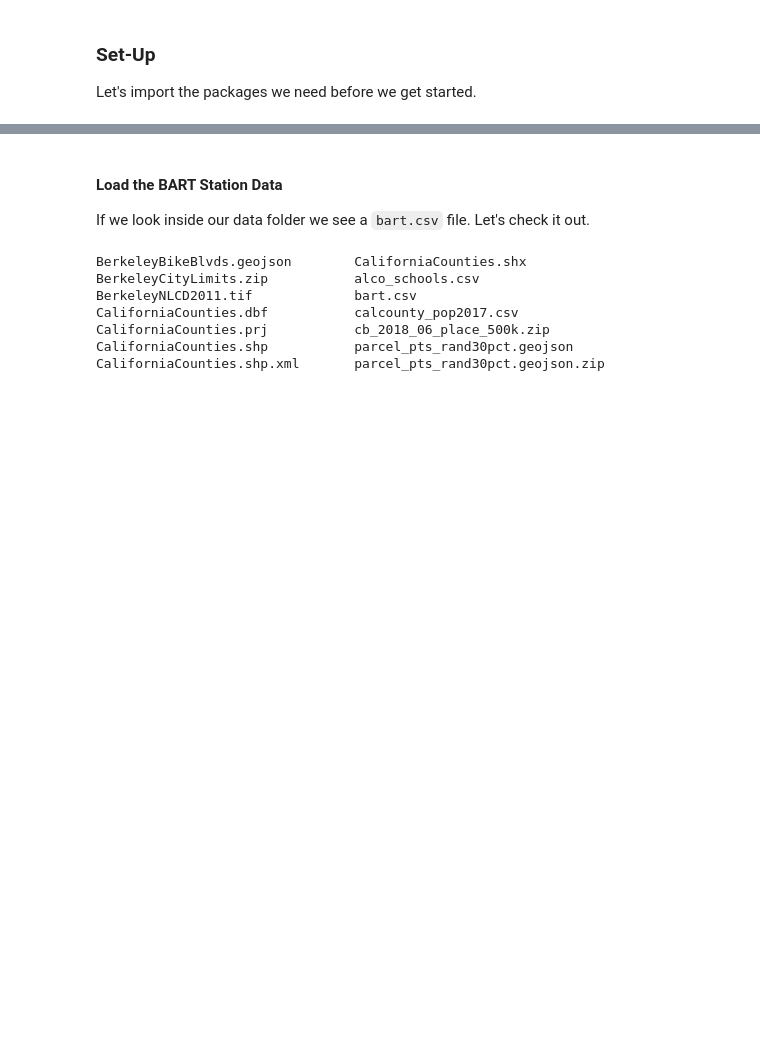
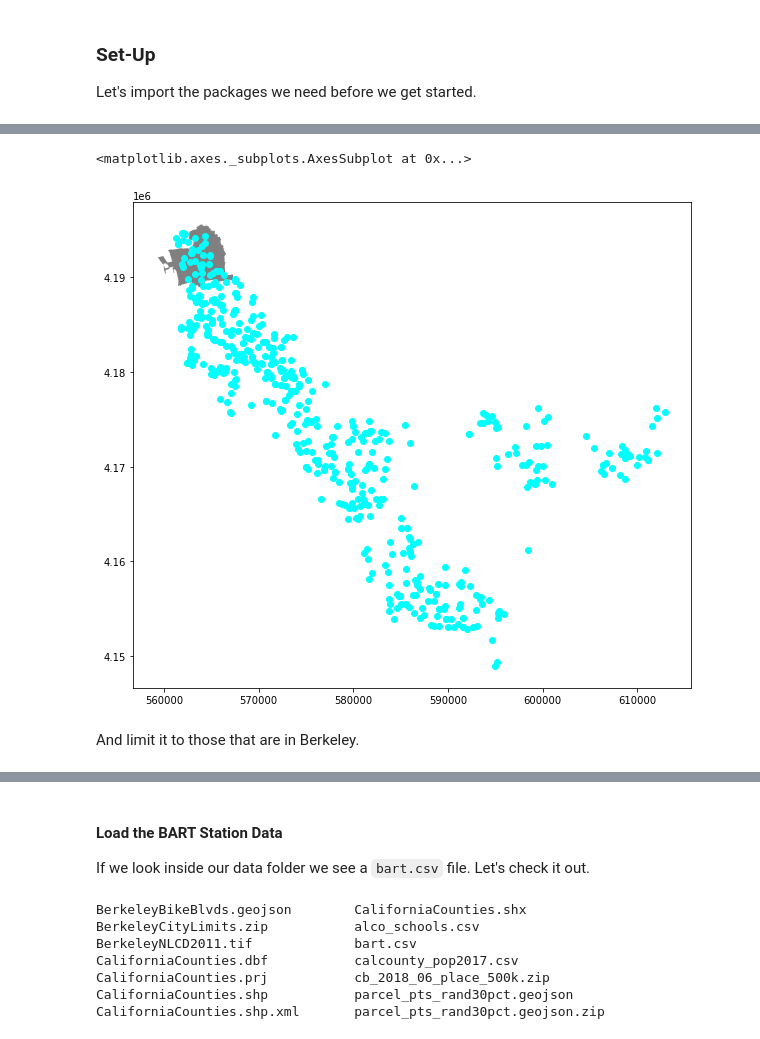
Before and after one commit to dlab-berkeley/Python-Geospatial-Fundamentals-Legacy, a Jupyter notebook: new_sequence/day_2/08_proximity_calculations.ipynb, the cells around one changed output, grey strips where cells are left out. Saved outputs shown, nothing was run; the diff lists cells and outputs as text; code cells hidden in the pictures; blank space fills up the shorter version.

```diff
--- a/new_sequence/day_2/08_proximity_calculations.ipynb
+++ b/new_sequence/day_2/08_proximity_calculations.ipynb
@@ -105,0 +128,9 @@ parcels_gdf.shape
+# %%
+fig, ax = plt.subplots(figsize=(10,10))
+berkeley_outline.plot(color = 'grey', ax=ax)
+schools_gdf.plot(color = 'aqua', ax=ax)
+# %% [output]
+<matplotlib.axes._subplots.AxesSubplot at 0x...>
+[figure, added]
+# %% [markdown]
+And limit it to those that are in Berkeley.
```
Also changed, not shown: parts of 72 cells of this notebook, 5 other files.
